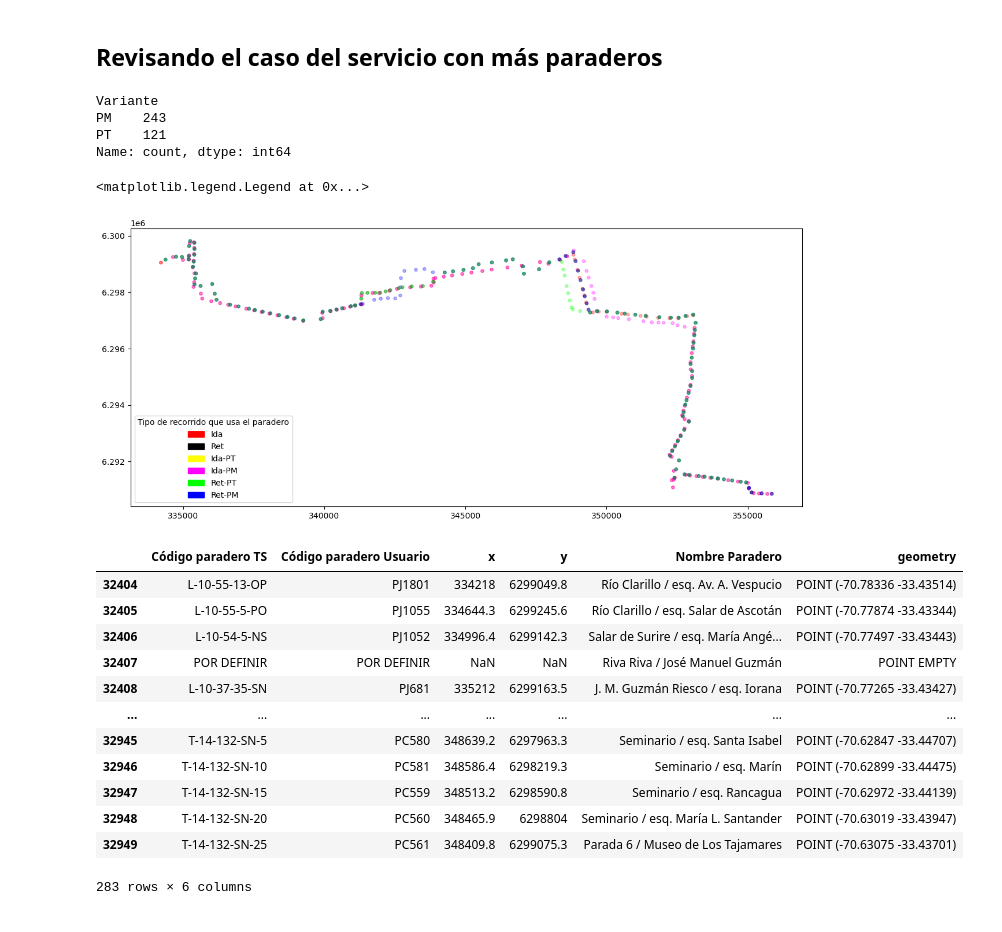
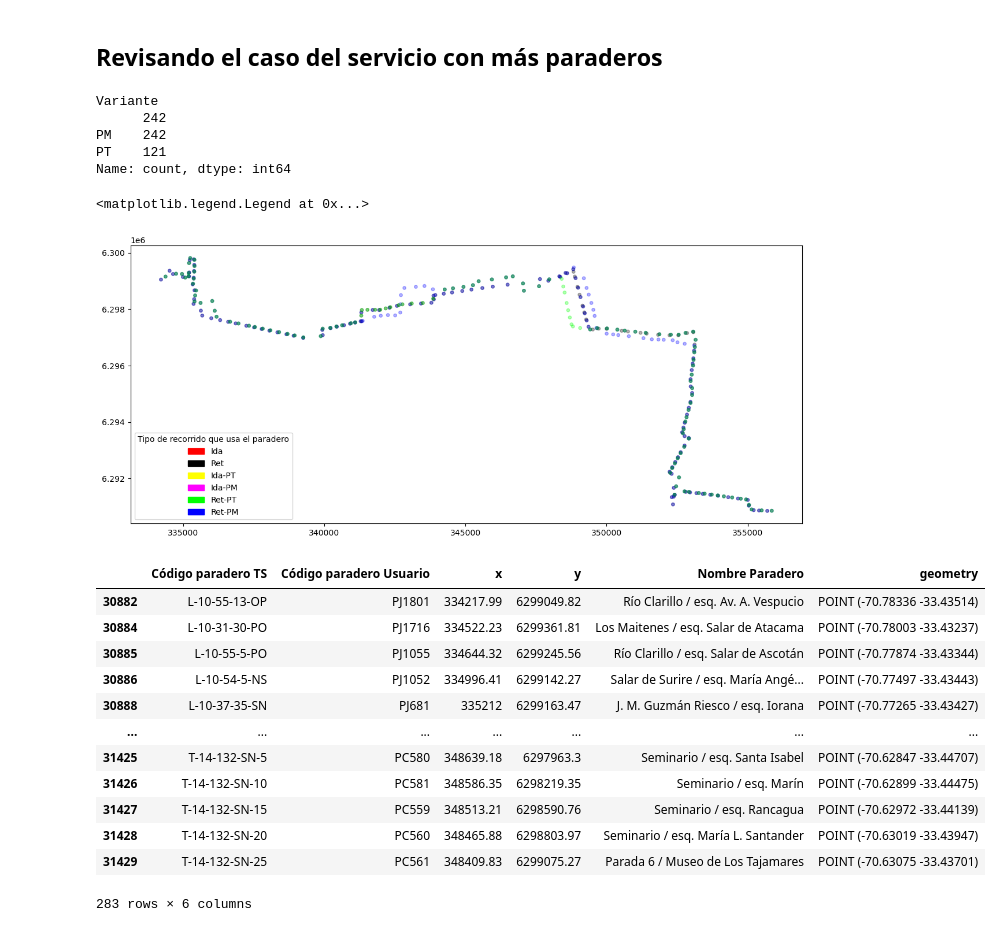
Before and after one commit to joaquincarreno/BusY, a Jupyter notebook: notebooks/02_exploration_paraderos.ipynb, the cells around one changed output. Cells and saved outputs as stored; diff of their text form; code cells hidden in the pictures.

```diff
--- a/notebooks/02_exploration_paraderos.ipynb
+++ b/notebooks/02_exploration_paraderos.ipynb
@@ -35,0 +32,27 @@ df['Sentido Servicio'] = df['Sentido Servicio'].apply(lambda x: x if x != 'ida'
+# %%
+#    'Orden', 'Servicio TS', 'Servicio Usuario', 'Sentido Servicio',
+#    'Varian-te', 'UN', 'Código paradero TS', 'Código  paradero Usuario',
+#    'Comuna', 'Eje', 'Desde ( Cruce 1)', 'Hacia ( Cruce 2)', 'x', 'y',
+#    'Nombre Paradero', 'Zonas Pagas (horario de operación)',
+#    'Paradas con Excepciones'
+
+# nombres columnas
+df = df.rename(columns={'Varian-te': 'Variante', 'Zonas Pagas (horario de operación)': 'Zonas Pagas'})
+
+# eliminamos paradas con datos faltantes
+defined_code = df['Código paradero TS'] != 'POR DEFINIR'
+defined_x = df['x'] != 'POR DEFINIR'
+defined_y = df['y'] != 'POR DEFINIR'
+df = df[defined_code & defined_y & defined_x]
+
+defined_count = (defined_code & defined_y & defined_x).value_counts()
+if(len(defined_count) == 1 and defined_count.iloc[0] == len(df)):
+    print('Todos las paradas están bien definidas')
+
+# arreglar mayúsculas
+df['Sentido Servicio'] = df['Sentido Servicio'].apply(lambda x: x if x != 'ida' else 'Ida')
+
+# llenamos los vacíos con un string vacío
+df['Variante'] = df['Variante'].fillna('')
+
+df.head()
@@ -58,4 +72,7 @@ Name: count, Length: 380, dtype: int64
 # %%
 # cantidad de recorridos
-print("Existen un total de {} recorridos descritos".format(len(df['Código TS'].value_counts()) / 2))
+servicio_count = df['Servicio TS'].value_counts()
+
+print("Existen un total de {} recorridos descritos".format(len(df['Servicio TS'].value_counts())))
+print('Estos van entre {min} y {max} paradas por recorrido'.format(min=servicio_count.iloc[-1], max=servicio_count.iloc[0]))
 # %% [output]
@@ -157,7 +213,7 @@ from shapely import Point
 
 servicio_max = servicio_count.index[0]
 
-paraderos_max = df[df['Código TS'] == servicio_max]
+paraderos_max = df[df['Servicio TS'] == servicio_max]
 
 
 print(paraderos_max['Variante'].value_counts())
@@ -170,7 +226,7 @@ def getColor(row):
     return (r, g, b)
 geom = paraderos_max.apply(lambda row: Point(row['x'], row['y']), axis=1)
 geo_max = gpd.GeoDataFrame(data=paraderos_max, geometry=geom, crs='epsg:5361')
-colores_paraderos = paraderos_max.apply(getColor, axis=1)
+colores_paraderos = geo_max.apply(getColor, axis=1)
 
 
 import matplotlib.pyplot as plt
@@ -186,41 +242,42 @@ patches = [Patch(color=color, label=label) for color, label in zip(colors, label
 ax.legend(handles=patches, title='Tipo de recorrido que usa el paradero')
 # %% [output]
 Variante
-PM    243
+      242
+PM    242
 PT    121
 Name: count, dtype: int64
 <matplotlib.legend.Legend at 0x...>
-[figure, old version]
+[figure, new version]
 # %%
 geo2 = geo_max.to_crs('EPSG:9152')
-clean = geo2.drop(columns=['Orden\nCirc.',
+clean = geo2.drop(columns=['Orden',
                            'Sentido Servicio',
                            'Variante',
                            'UN',
-                           'Código TS',
-                           'Código Usuario',
+                           'Servicio TS',
+                           'Servicio Usuario',
                            'Comuna',
                            'Eje',
                            'Desde ( Cruce 1)',
                            'Hacia ( Cruce 2)',
-                           'Operación con Zona Paga',
+                           'Zonas Pagas',
                            'Paradas con Excepciones'
                            ])
 uniques = clean.drop_duplicates(subset=['Código paradero TS'], keep='first')
 
 uniques
 # %% [output]
 |  | Código paradero TS | Código paradero Usuario | x | y | Nombre Paradero | geometry |
-| 32404 | L-10-55-13-OP | PJ1801 | 334218 | 6299049.8 | Río Clarillo / esq. Av. A. Vespucio | POINT (-70.78336 -33.43514) |
-| 32405 | L-10-55-5-PO | PJ1055 | 334644.3 | 6299245.6 | Río Clarillo / esq. Salar de Ascotán | POINT (-70.77874 -33.43344) |
-| 32406 | L-10-54-5-NS | PJ1052 | 334996.4 | 6299142.3 | Salar de Surire / esq. María Angé... | POINT (-70.77497 -33.43443) |
-| 32407 | POR DEFINIR | POR DEFINIR | NaN | NaN | Riva Riva / José Manuel Guzmán | POINT EMPTY |
-| 32408 | L-10-37-35-SN | PJ681 | 335212 | 6299163.5 | J. M. Guzmán Riesco / esq. Iorana | POINT (-70.77265 -33.43427) |
+| 30882 | L-10-55-13-OP | PJ1801 | 334217.99 | 6299049.82 | Río Clarillo / esq. Av. A. Vespucio | POINT (-70.78336 -33.43514) |
+| 30884 | L-10-31-30-PO | PJ1716 | 334522.23 | 6299361.81 | Los Maitenes / esq. Salar de Atacama | POINT (-70.78003 -33.43237) |
+| 30885 | L-10-55-5-PO | PJ1055 | 334644.32 | 6299245.56 | Río Clarillo / esq. Salar de Ascotán | POINT (-70.77874 -33.43344) |
+| 30886 | L-10-54-5-NS | PJ1052 | 334996.41 | 6299142.27 | Salar de Surire / esq. María Angé... | POINT (-70.77497 -33.43443) |
+| 30888 | L-10-37-35-SN | PJ681 | 335212 | 6299163.47 | J. M. Guzmán Riesco / esq. Iorana | POINT (-70.77265 -33.43427) |
 | ... | ... | ... | ... | ... | ... | ... |
-| 32945 | T-14-132-SN-5 | PC580 | 348639.2 | 6297963.3 | Seminario / esq. Santa Isabel | POINT (-70.62847 -33.44707) |
-| 32946 | T-14-132-SN-10 | PC581 | 348586.4 | 6298219.3 | Seminario / esq. Marín | POINT (-70.62899 -33.44475) |
-| 32947 | T-14-132-SN-15 | PC559 | 348513.2 | 6298590.8 | Seminario / esq. Rancagua | POINT (-70.62972 -33.44139) |
-| 32948 | T-14-132-SN-20 | PC560 | 348465.9 | 6298804 | Seminario / esq. María L. Santander | POINT (-70.63019 -33.43947) |
-| 32949 | T-14-132-SN-25 | PC561 | 348409.8 | 6299075.3 | Parada 6 / Museo de Los Tajamares | POINT (-70.63075 -33.43701) |
+| 31425 | T-14-132-SN-5 | PC580 | 348639.18 | 6297963.3 | Seminario / esq. Santa Isabel | POINT (-70.62847 -33.44707) |
+| 31426 | T-14-132-SN-10 | PC581 | 348586.35 | 6298219.35 | Seminario / esq. Marín | POINT (-70.62899 -33.44475) |
+| 31427 | T-14-132-SN-15 | PC559 | 348513.21 | 6298590.76 | Seminario / esq. Rancagua | POINT (-70.62972 -33.44139) |
+| 31428 | T-14-132-SN-20 | PC560 | 348465.88 | 6298803.97 | Seminario / esq. María L. Santander | POINT (-70.63019 -33.43947) |
+| 31429 | T-14-132-SN-25 | PC561 | 348409.83 | 6299075.27 | Parada 6 / Museo de Los Tajamares | POINT (-70.63075 -33.43701) |
 283 rows × 6 columns
 # %%
```
Also changed, not shown: parts of 16 cells of this notebook, 3 other files.
